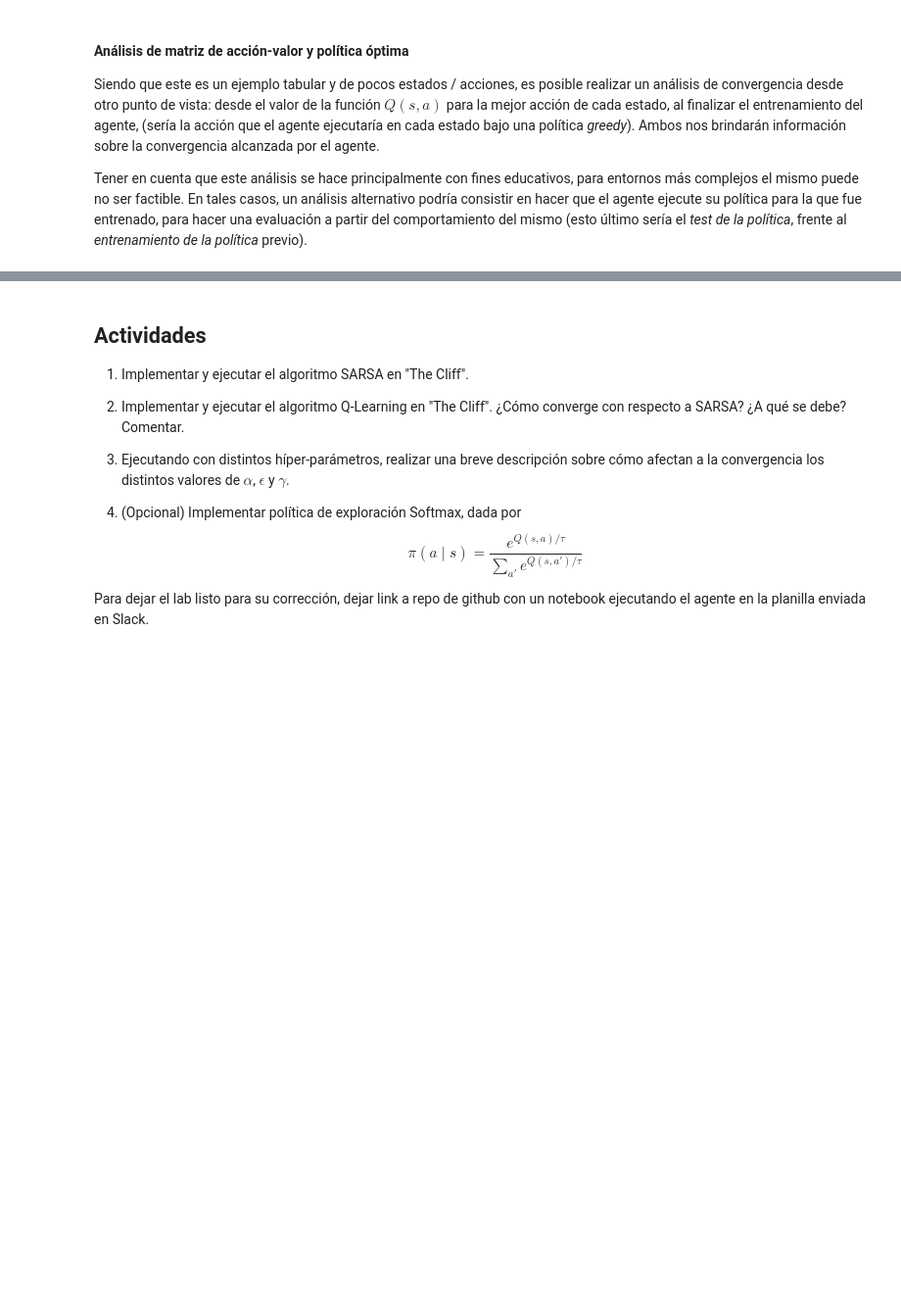
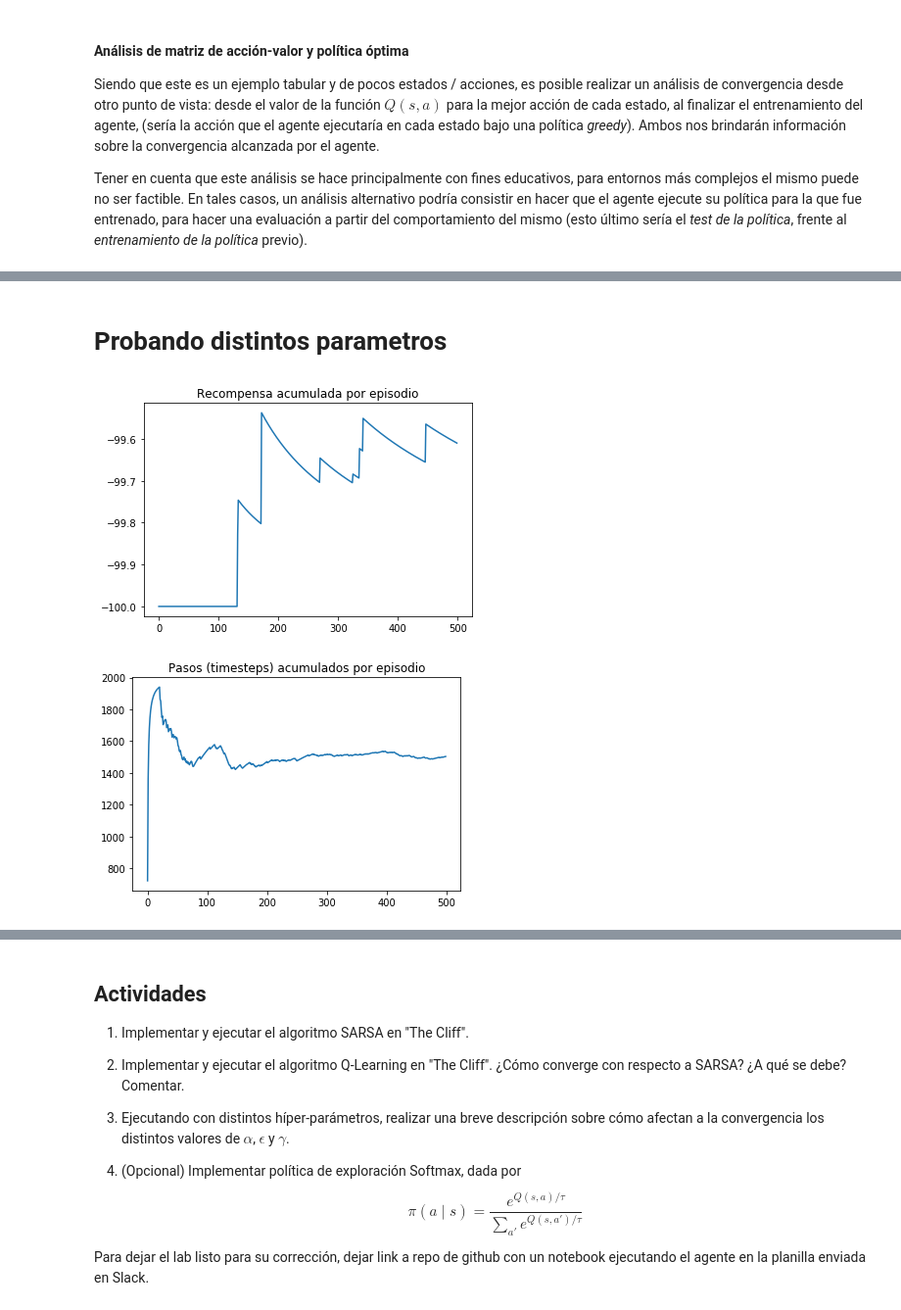
Before and after one commit to manquius/aprendizajePorRefuerzos, a Jupyter notebook: lab_1_intro_rl_sarsa.ipynb, the cells around one changed output, grey strips where cells are left out. Shown: that part at 98% size. Saved outputs shown, nothing was run; the diff lists cells and outputs as text; code cells hidden in the pictures; blank space fills up the shorter version.

```diff
--- a/lab_1_intro_rl_sarsa.ipynb
+++ b/lab_1_intro_rl_sarsa.ipynb
@@ -269,2 +269,19 @@ draw_value_matrix(q)
 # %%
 env.close()
+# %% [markdown]
+# Probando distintos parametros
+# %%
+
+q = {}
+
+alpha = 0.5
+gamma = 0.5
+epsilon = 0.1
+
+avg_steps_per_episode, timesteps_ep, reward_ep = run()
+
+plot_reward_per_episode(reward_ep)
+plot_steps_per_episode_smooth(timesteps_ep)
+# %% [output]
+[figure, added]
+[figure, added]
```
Also changed, not shown: parts of 12 cells of this notebook.
